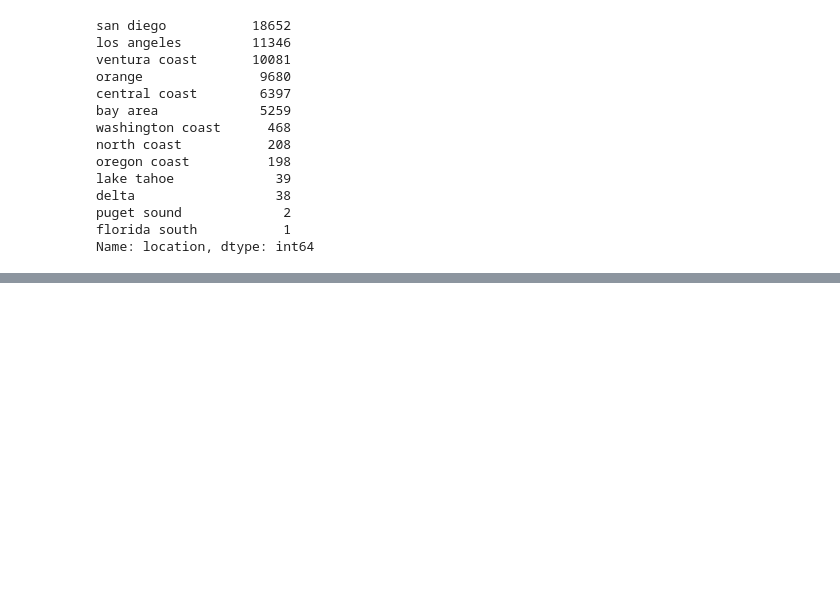
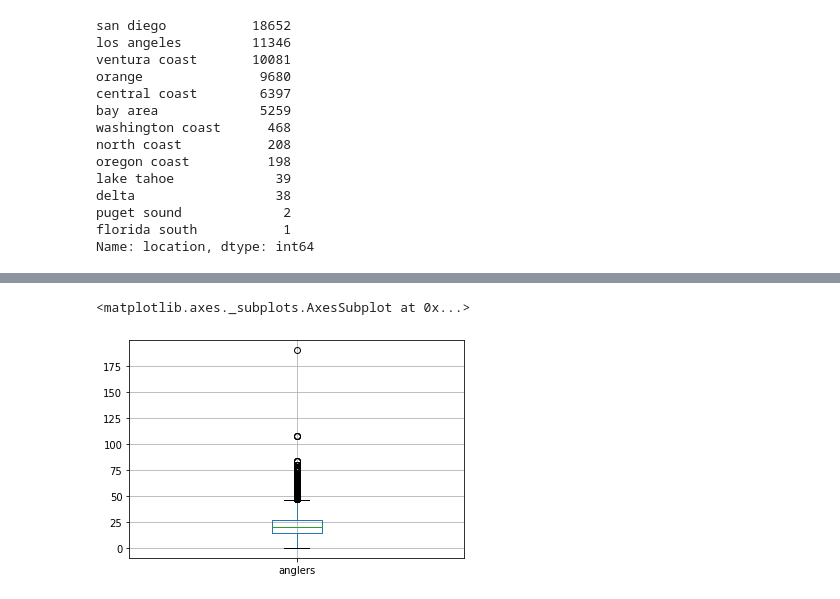
Before and after one commit to dsgrom/sportfishingreport_project, a Jupyter notebook: data_eda.ipynb, the cells around one changed output, grey strips where cells are left out. Drawn from its saved outputs; the diff is of its cells as text; code cells hidden in the pictures; blank space fills up the shorter version.

```diff
--- a/data_eda.ipynb
+++ b/data_eda.ipynb
@@ -67,0 +542,6 @@ df.
+# %%
+#boxplots
+df.boxplot(column = 'anglers')
+# %% [output]
+<matplotlib.axes._subplots.AxesSubplot at 0x...>
+[figure, added]
```
Also changed, not shown: parts of 43 cells of this notebook, 1 other file.
